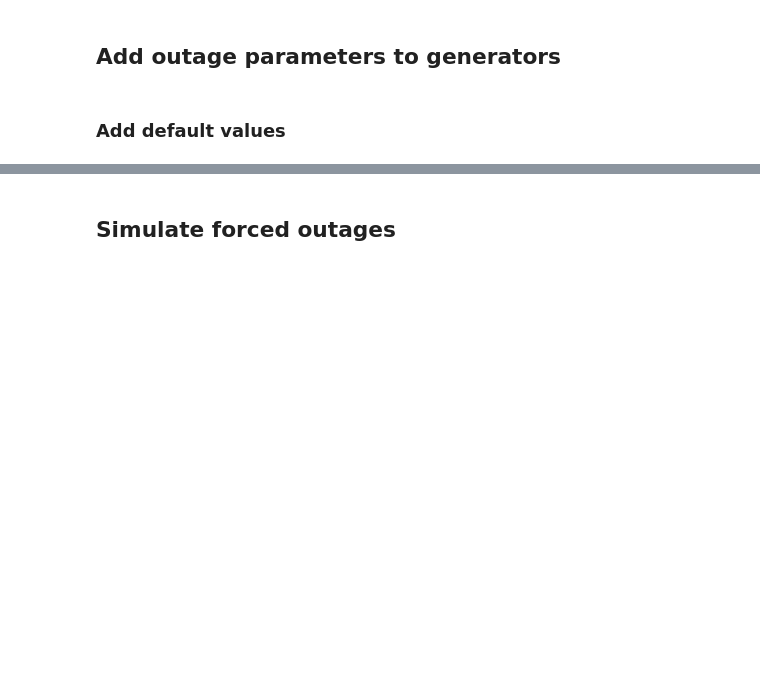
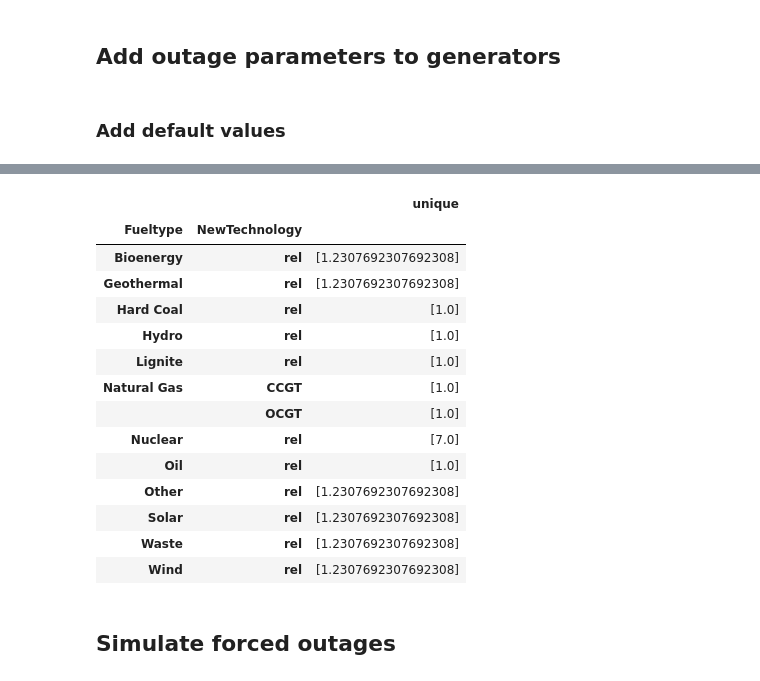
Before and after one commit to thomgeo/open_eraa, a Jupyter notebook: build_unplanned_outages.ipynb, the cells around one changed output, grey strips where cells are left out. Drawn from its saved outputs; the diff is of its cells as text; code cells hidden in the pictures; blank space fills up the shorter version.

```diff
--- a/build_unplanned_outages.ipynb
+++ b/build_unplanned_outages.ipynb
@@ -131,2 +163,20 @@ power_plants
+# %%
+power_plants.groupby(['Fueltype', 'NewTechnology'])['unavail_days'].agg(['unique'])
+# %% [output]
+|  |  | unique |
+| Fueltype | NewTechnology |  |
+| Bioenergy | rel | [1.2307692307692308] |
+| Geothermal | rel | [1.2307692307692308] |
+| Hard Coal | rel | [1.0] |
+| Hydro | rel | [1.0] |
+| Lignite | rel | [1.0] |
+| Natural Gas | CCGT | [1.0] |
+|  | OCGT | [1.0] |
+| Nuclear | rel | [7.0] |
+| Oil | rel | [1.0] |
+| Other | rel | [1.2307692307692308] |
+| Solar | rel | [1.2307692307692308] |
+| Waste | rel | [1.2307692307692308] |
+| Wind | rel | [1.2307692307692308] |
 # %% [markdown]
 ## Simulate forced outages
```
Also changed, not shown: parts of 25 cells of this notebook.
